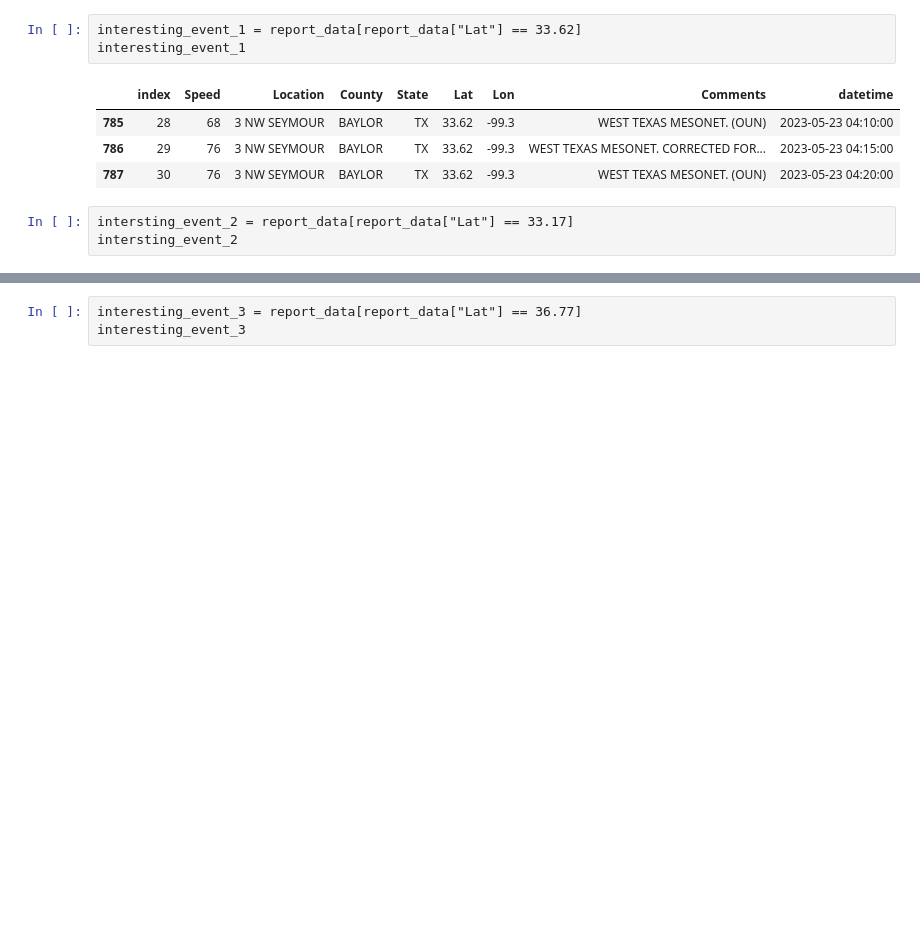
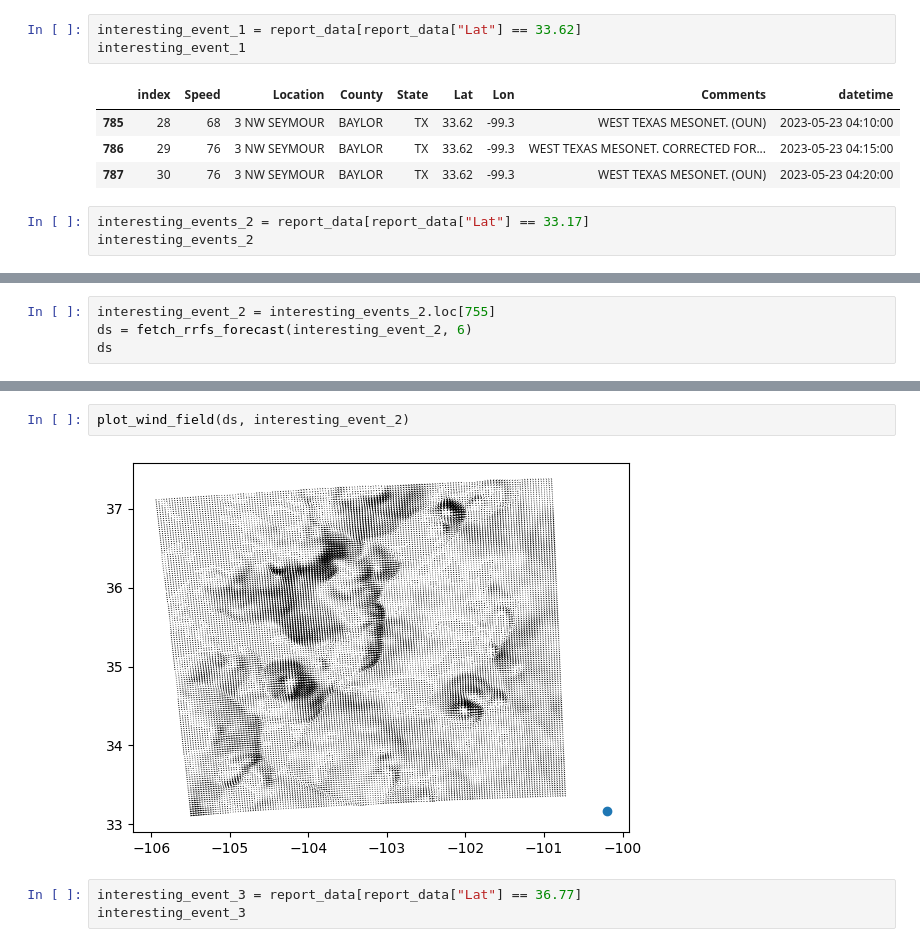
Before and after one commit to alex-schein-NOAA/data-transfer-tool, a Jupyter notebook: Notebook.ipynb, the cells around one changed output, grey strips where cells are left out. Cells and saved outputs as stored; diff of their text form; blank space fills up the shorter version.

```diff
--- a/Notebook.ipynb
+++ b/Notebook.ipynb
@@ -163,11 +163,15 @@ interesting_event_1
 | 786 | 29 | 76 | 3 NW SEYMOUR | BAYLOR | TX | 33.62 | -99.3 | WEST TEXAS MESONET. CORRECTED FOR... | 2023-05-23 04:15:00 |
 | 787 | 30 | 76 | 3 NW SEYMOUR | BAYLOR | TX | 33.62 | -99.3 | WEST TEXAS MESONET. (OUN) | 2023-05-23 04:20:00 |
 # %%
-intersting_event_2 = report_data[report_data["Lat"] == 33.17]
-intersting_event_2
+interesting_events_2 = report_data[report_data["Lat"] == 33.17]
+interesting_events_2
 # %% [output]
 |  | index | Speed | Location | County | State | Lat | Lon | Comments | datetime |
 | 87 | 17 | UNK | SYLACAUGA | TALLADEGA | AL | 33.17 | -86.25 | MULTIPLE REPORTS OF TREES AND POW... | 2023-05-09 18:55:00 |
 | 337 | 48 | 65 | 1 NW HASKELL | HASKELL | TX | 33.17 | -99.74 | WEST TEXAS MESONET IN HASKELL REP... | 2023-05-12 23:44:00 |
 | 692 | 1 | UNK | 7 N CADDO MILLS | HUNT | TX | 33.17 | -96.21 | POWERLINES AND POWER POLES SNAPPE... | 2023-05-19 21:27:00 |
 | 755 | 11 | 80 | 3 NE ASPERMONT | STONEWALL | TX | 33.17 | -100.20 | WEST TEXAS MESONET. SEVERE WIND G... | 2023-05-22 01:24:00 |
+# %%
+interesting_event_2 = interesting_events_2.loc[755]
+ds = fetch_rrfs_forecast(interesting_event_2, 6)
+ds
@@ -174,3 +208,7 @@ intersting_event_2
+# %%
+plot_wind_field(ds, interesting_event_2)
+# %% [output]
+[figure, added]
 # %%
 interesting_event_3 = report_data[report_data["Lat"] == 36.77]
 interesting_event_3
```
Also changed, not shown: parts of 16 cells of this notebook, 1 other file.
